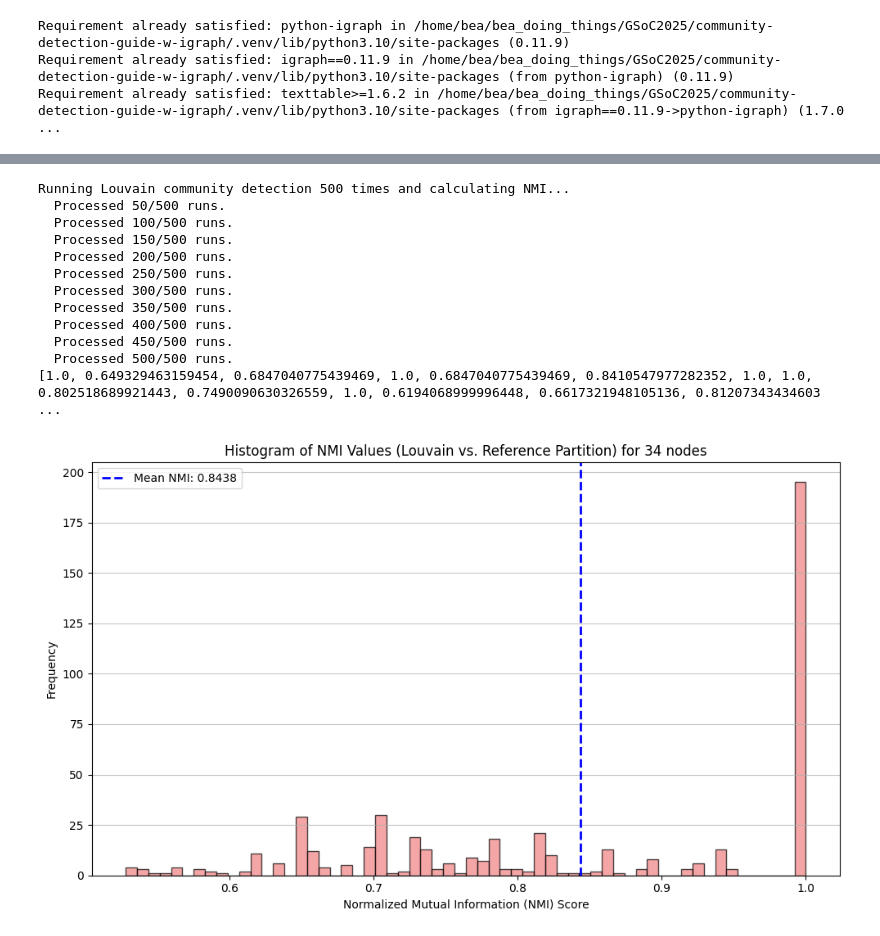
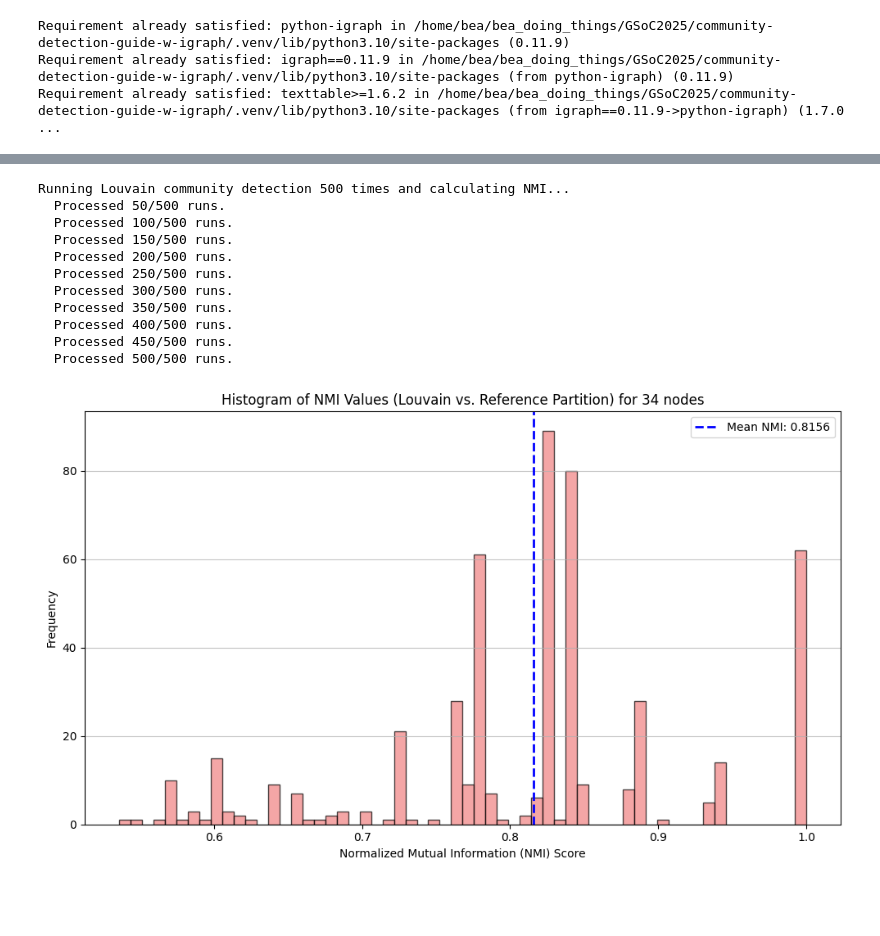
Before and after one commit to BeaMarton13/community-detection-guide-w-igraph, a Jupyter notebook: notebooks/test_community_structure.ipynb, the cells around one changed output, grey strips where cells are left out. Drawn from its saved outputs; the diff is of its cells as text; code cells hidden in the pictures; blank space fills up the shorter version.

```diff
--- a/notebooks/test_community_structure.ipynb
+++ b/notebooks/test_community_structure.ipynb
@@ -96,18 +88,17 @@ Running Louvain community detection 500 times and calculating NMI...
 # %%
-nmi_values = run_srochastic_community_detection(er_graph, reference_partition_er, 500, community_detection_method="leiden")
+nmi_values = run_stochastic_community_detection(er_graph, reference_partition_er, 500, community_detection_method="leiden")
 
 plot_nmi_histogram(er_graph, nmi_values)
 # %% [output]
 Running Louvain community detection 500 times and calculating NMI...
   Processed 50/500 runs.
   Processed 100/500 runs.
   Processed 150/500 runs.
   Processed 200/500 runs.
   Processed 250/500 runs.
   Processed 300/500 runs.
   Processed 350/500 runs.
   Processed 400/500 runs.
   Processed 450/500 runs.
   Processed 500/500 runs.
-[1.0, 0.649329463159454, 0.6847040775439469, 1.0, 0.6847040775439469, 0.8410547977282352, 1.0, 1.0, 0.802518689921443, 0.7490090630326559, 1.0, 0.6194068999996448, 0.6617321948105136, 0.81207343434603 ...
-[figure, old version]
+[figure, new version]
```
Also changed, not shown: parts of 6 cells of this notebook.
